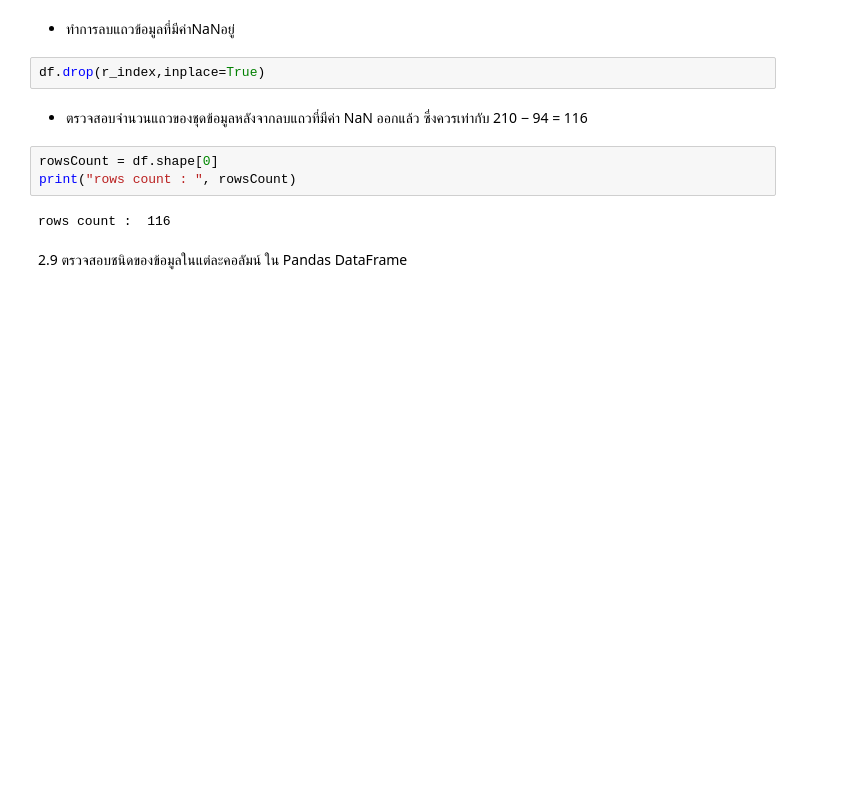
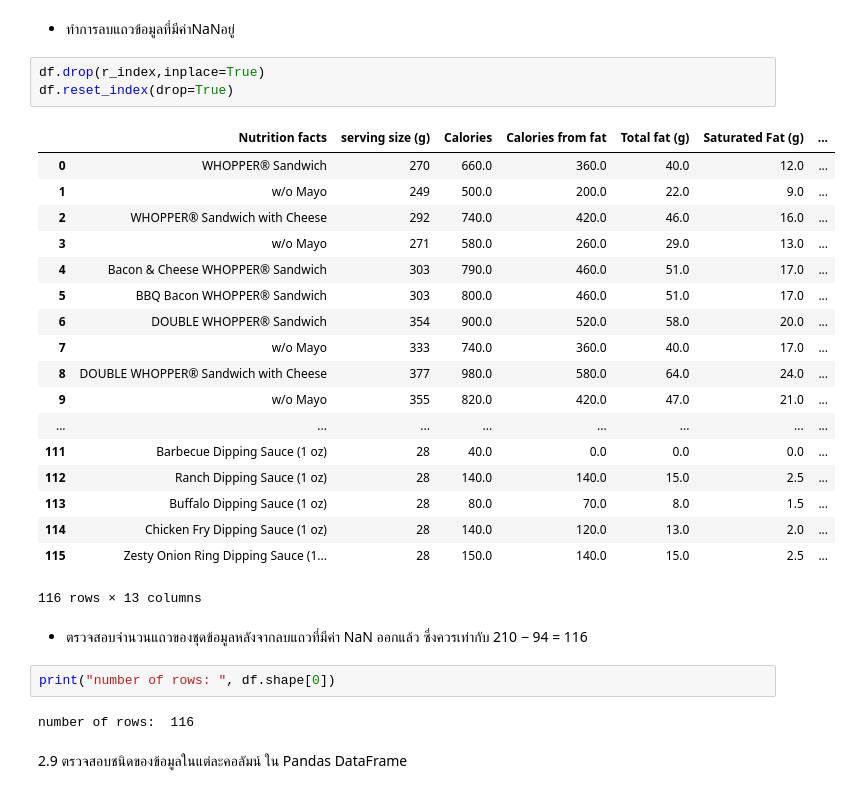
Before and after one commit to supanat/IT525, a Jupyter notebook: Projects/it525_2_2017_hw01/it525-hw01-60119130181.ipynb, the cells around one changed output. Cells and saved outputs as stored; diff of their text form; blank space fills up the shorter version.

```diff
--- a/Projects/it525_2_2017_hw01/it525-hw01-60119130181.ipynb
+++ b/Projects/it525_2_2017_hw01/it525-hw01-60119130181.ipynb
@@ -182,13 +143,32 @@ len(r_index)
 - ทําการลบแถวข้อมูลที่มีค่าNaNอยู่
 # %%
 df.drop(r_index,inplace=True)
+df.reset_index(drop=True)
+# %% [output]
+|  | Nutrition facts | serving size (g) | Calories | Calories from fat | Total fat (g) | Saturated Fat (g) | ... |
+| 0 | WHOPPER® Sandwich | 270 | 660.0 | 360.0 | 40.0 | 12.0 | ... |
+| 1 | w/o Mayo | 249 | 500.0 | 200.0 | 22.0 | 9.0 | ... |
+| 2 | WHOPPER® Sandwich with Cheese | 292 | 740.0 | 420.0 | 46.0 | 16.0 | ... |
+| 3 | w/o Mayo | 271 | 580.0 | 260.0 | 29.0 | 13.0 | ... |
+| 4 | Bacon & Cheese WHOPPER® Sandwich | 303 | 790.0 | 460.0 | 51.0 | 17.0 | ... |
+| 5 | BBQ Bacon WHOPPER® Sandwich | 303 | 800.0 | 460.0 | 51.0 | 17.0 | ... |
+| 6 | DOUBLE WHOPPER® Sandwich | 354 | 900.0 | 520.0 | 58.0 | 20.0 | ... |
+| 7 | w/o Mayo | 333 | 740.0 | 360.0 | 40.0 | 17.0 | ... |
+| 8 | DOUBLE WHOPPER® Sandwich with Cheese | 377 | 980.0 | 580.0 | 64.0 | 24.0 | ... |
+| 9 | w/o Mayo | 355 | 820.0 | 420.0 | 47.0 | 21.0 | ... |
+| ... | ... | ... | ... | ... | ... | ... | ... |
+| 111 | Barbecue Dipping Sauce (1 oz) | 28 | 40.0 | 0.0 | 0.0 | 0.0 | ... |
+| 112 | Ranch Dipping Sauce (1 oz) | 28 | 140.0 | 140.0 | 15.0 | 2.5 | ... |
+| 113 | Buffalo Dipping Sauce (1 oz) | 28 | 80.0 | 70.0 | 8.0 | 1.5 | ... |
+| 114 | Chicken Fry Dipping Sauce (1 oz) | 28 | 140.0 | 120.0 | 13.0 | 2.0 | ... |
+| 115 | Zesty Onion Ring Dipping Sauce (1... | 28 | 150.0 | 140.0 | 15.0 | 2.5 | ... |
+116 rows × 13 columns
 # %% [markdown]
 - ตรวจสอบจํานวนแถวของชุดข้อมูลหลังจากลบแถวที่มีค่า NaN ออกแล้ว ซึ่งควรเท่ากับ 210 − 94 = 116
-# %%
-rowsCount = df.shape[0]
-print("rows count : ", rowsCount)
-# %% [output]
-rows count :  116
+# %%
+print("number of rows: ", df.shape[0])
+# %% [output]
+number of rows:  116
 # %% [markdown]
 2.9 ตรวจสอบชนิดของข้อมูลในแต่ละคอลัมน์ ใน Pandas DataFrame
 # %%
```
Also changed, not shown: parts of 37 cells of this notebook, 1 other file.
